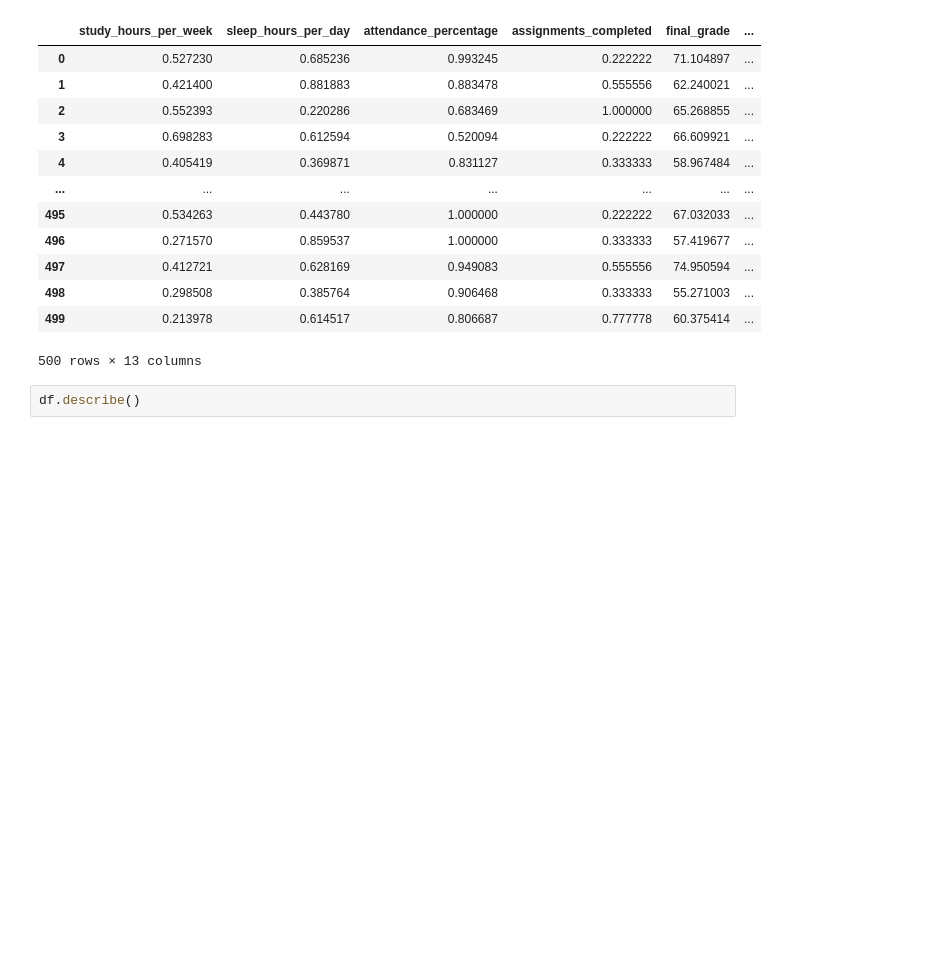
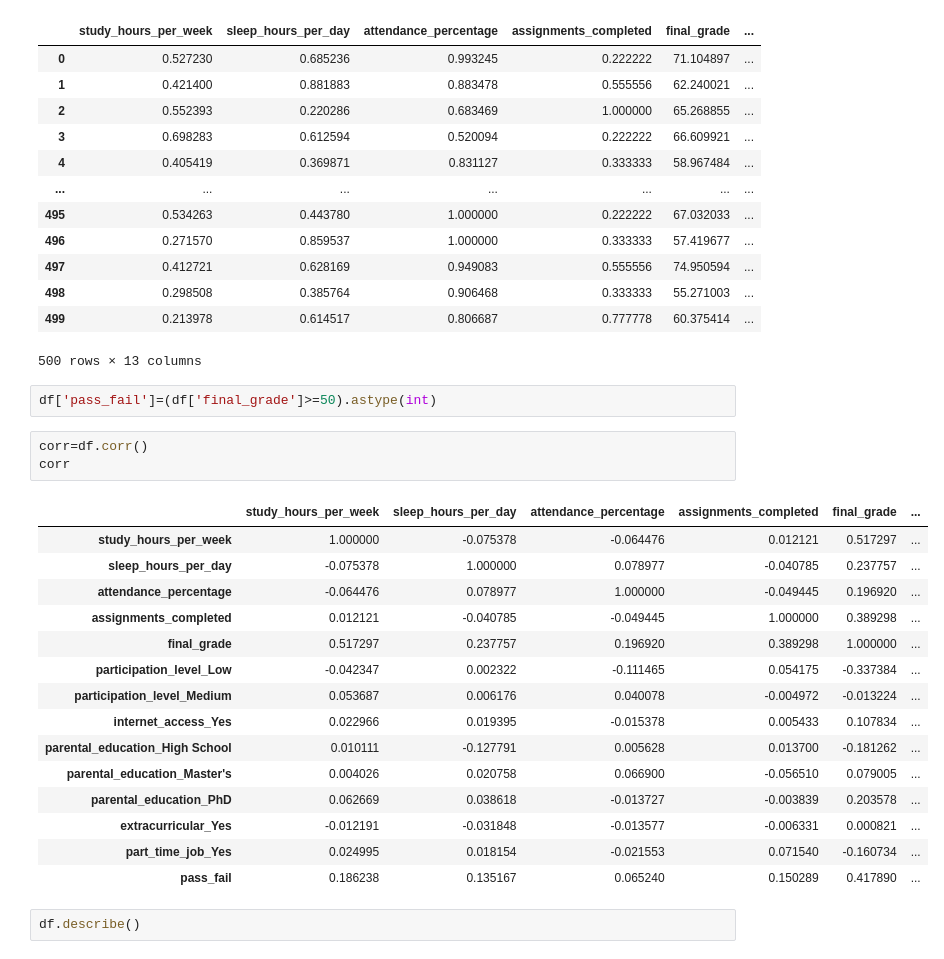
Before and after one commit to sanjaysk17/Project-random-and-Naive-bayes, a Jupyter notebook: task.ipynb, the cells around one changed output. Drawn from its saved outputs; the diff is of its cells as text; blank space fills up the shorter version.

```diff
--- a/task.ipynb
+++ b/task.ipynb
@@ -20,6 +72,27 @@ df
 | 498 | 0.298508 | 0.385764 | 0.906468 | 0.333333 | 55.271003 | ... |
 | 499 | 0.213978 | 0.614517 | 0.806687 | 0.777778 | 60.375414 | ... |
 500 rows × 13 columns
+# %%
+df['pass_fail']=(df['final_grade']>=50).astype(int)
+# %%
+corr=df.corr()
+corr
+# %% [output]
+|  | study_hours_per_week | sleep_hours_per_day | attendance_percentage | assignments_completed | final_grade | ... |
+| study_hours_per_week | 1.000000 | -0.075378 | -0.064476 | 0.012121 | 0.517297 | ... |
+| sleep_hours_per_day | -0.075378 | 1.000000 | 0.078977 | -0.040785 | 0.237757 | ... |
+| attendance_percentage | -0.064476 | 0.078977 | 1.000000 | -0.049445 | 0.196920 | ... |
+| assignments_completed | 0.012121 | -0.040785 | -0.049445 | 1.000000 | 0.389298 | ... |
+| final_grade | 0.517297 | 0.237757 | 0.196920 | 0.389298 | 1.000000 | ... |
+| participation_level_Low | -0.042347 | 0.002322 | -0.111465 | 0.054175 | -0.337384 | ... |
+| participation_level_Medium | 0.053687 | 0.006176 | 0.040078 | -0.004972 | -0.013224 | ... |
+| internet_access_Yes | 0.022966 | 0.019395 | -0.015378 | 0.005433 | 0.107834 | ... |
+| parental_education_High School | 0.010111 | -0.127791 | 0.005628 | 0.013700 | -0.181262 | ... |
+| parental_education_Master's | 0.004026 | 0.020758 | 0.066900 | -0.056510 | 0.079005 | ... |
+| parental_education_PhD | 0.062669 | 0.038618 | -0.013727 | -0.003839 | 0.203578 | ... |
+| extracurricular_Yes | -0.012191 | -0.031848 | -0.013577 | -0.006331 | 0.000821 | ... |
+| part_time_job_Yes | 0.024995 | 0.018154 | -0.021553 | 0.071540 | -0.160734 | ... |
+| pass_fail | 0.186238 | 0.135167 | 0.065240 | 0.150289 | 0.417890 | ... |
 # %%
 df.describe()
 # %% [output]
```
Also changed, not shown: parts of 20 cells of this notebook, 8 other files.
